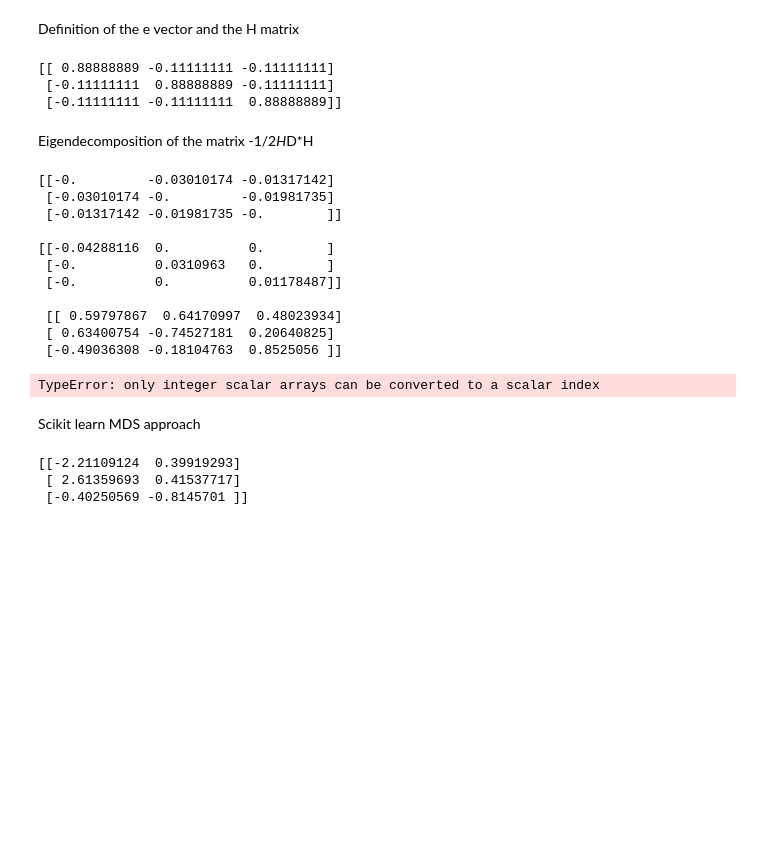
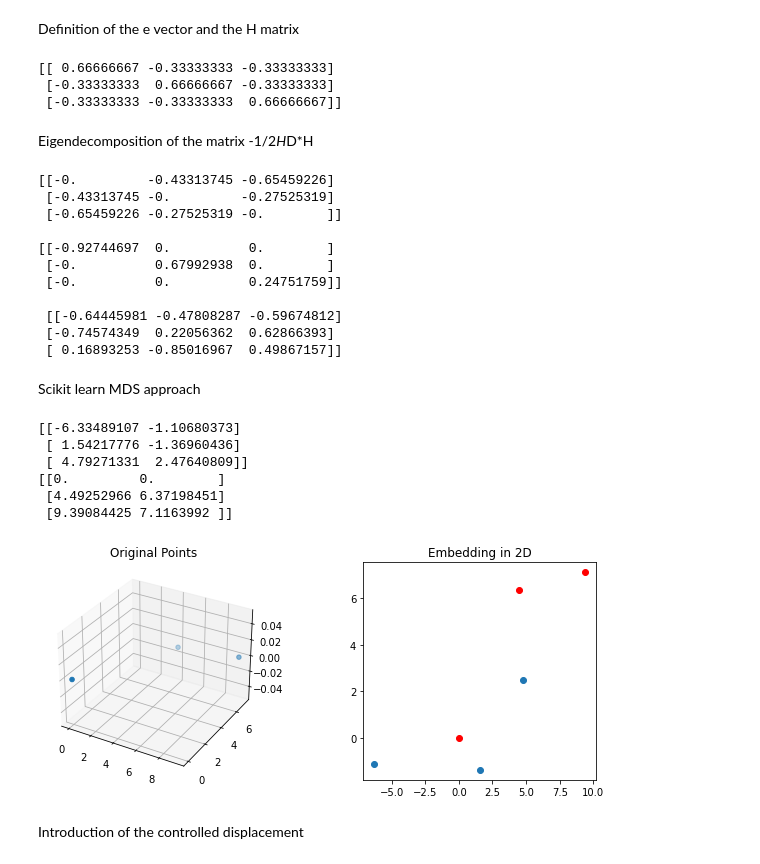
Before and after one commit to oselin/drone-pose-estimation, a Jupyter notebook: MDS.ipynb, the cells around one changed output. Drawn from its saved outputs; the diff is of its cells as text; code cells hidden in the pictures; blank space fills up the shorter version.

```diff
--- a/MDS.ipynb
+++ b/MDS.ipynb
@@ -12,8 +12,20 @@ platoon = []
 
 # initialization of n robots
 for i in range(n_robots):
-    i_robot = Robot("op_" + str(i),random.uniform(0, 10.0),random.uniform(0, 10.0),0)
+    if i==0:
+        i_robot = Robot("op_" + str(i),0,0,0)
+    else:
+        i_robot = Robot("op_" + str(i),random.uniform(0, 10.0),random.uniform(0, 10.0),0)
     platoon.append(i_robot)
+
+coordinates = [[],[],[]]
+S = []
+for rob in platoon:
+    coordinates = np.append(coordinates,rob.get_coords(),axis=1)
+
+for i in range(len(coordinates[1])):
+    S.append([coordinates[0,i], coordinates[1,i]])
+S = np.array(S)
 
 DM = d_matrix(platoon)
 print(DM)
@@ -33,15 +45,14 @@ print(I)
 # %% [markdown]
 Definition of the e vector and the H matrix
 # %%
-e   = np.array([1/n_robots for i in range(n_robots)])
-etr = np.array([[1/n_robots] for i in range(n_robots)])
+e   = np.array([[1] for i in range(n_robots)])
 
-H = I - e*etr
+H = I - (e*e.T)/n_robots
 print(H)
 # %% [output]
-[[ 0.88888889 -0.11111111 -0.11111111]
- [-0.11111111  0.88888889 -0.11111111]
- [-0.11111111 -0.11111111  0.88888889]]
+[[ 0.66666667 -0.33333333 -0.33333333]
+ [-0.33333333  0.66666667 -0.33333333]
+ [-0.33333333 -0.33333333  0.66666667]]
 # %% [markdown]
 Eigendecomposition of the matrix -1/2*H*D*H
 # %%
@@ -57,22 +68,20 @@ LAMBDA = np.eye(n_robots)*ev
 U      = np.transpose(EV)
 print(LAMBDA,'\n\n',U)
 
-Sstar  = np.sqrt(LAMBDA).transpose(U)
-
-print(Sstar)
+#Sstar  = np.sqrt(LAMBDA).transpose(U)
+#print(Sstar)
 # %% [output]
-[[-0.         -0.03010174 -0.01317142]
- [-0.03010174 -0.         -0.01981735]
- [-0.01317142 -0.01981735 -0.        ]]
+[[-0.         -0.43313745 -0.65459226]
+ [-0.43313745 -0.         -0.27525319]
+ [-0.65459226 -0.27525319 -0.        ]]
 
-[[-0.04288116  0.          0.        ]
- [-0.          0.0310963   0.        ]
- [-0.          0.          0.01178487]]
+[[-0.92744697  0.          0.        ]
+ [-0.          0.67992938  0.        ]
+ [-0.          0.          0.24751759]]
 
- [[ 0.59797867  0.64170997  0.48023934]
- [ 0.63400754 -0.74527181  0.20640825]
- [-0.49036308 -0.18104763  0.8525056 ]]
+ [[-0.64445981 -0.47808287 -0.59674812]
+ [-0.74574349  0.22056362  0.62866393]
+ [ 0.16893253 -0.85016967  0.49867157]]
-TypeError: only integer scalar arrays can be converted to a scalar index
 # %% [markdown]
 Scikit learn MDS approach
 # %%
@@ -81,7 +90,27 @@ embedding = MDS(n_components=2,n_init = 20,max_iter = 1000,random_state = 73073,
 MDS_transformed = embedding.fit_transform(DM)
 MDS_transformed.shape
 print(MDS_transformed)
+print(S)
 # %% [output]
-[[-2.21109124  0.39919293]
- [ 2.61359693  0.41537717]
- [-0.40250569 -0.8145701 ]]
+[[-6.33489107 -1.10680373]
+ [ 1.54217776 -1.36960436]
+ [ 4.79271331  2.47640809]]
+[[0.         0.        ]
+ [4.49252966 6.37198451]
+ [9.39084425 7.1163992 ]]
+# %%
+fig = plt.figure(2, (10,4))
+ax = fig.add_subplot(121, projection='3d')
+ax.scatter3D(coordinates[0,:], coordinates[1,:], coordinates[2,:])
+plt.title('Original Points')
+
+ax = fig.add_subplot(122)
+plt.scatter(MDS_transformed[:,0], MDS_transformed[:,1])
+plt.scatter(S[:,0], S[:,1], color='red')
+plt.title('Embedding in 2D')
+fig.subplots_adjust(wspace=.4, hspace=0.5)
+plt.show()
+# %% [output]
+[figure, added]
+# %% [markdown]
+Introduction of the controlled displacement
```
Also changed, not shown: parts of 7 cells of this notebook.
